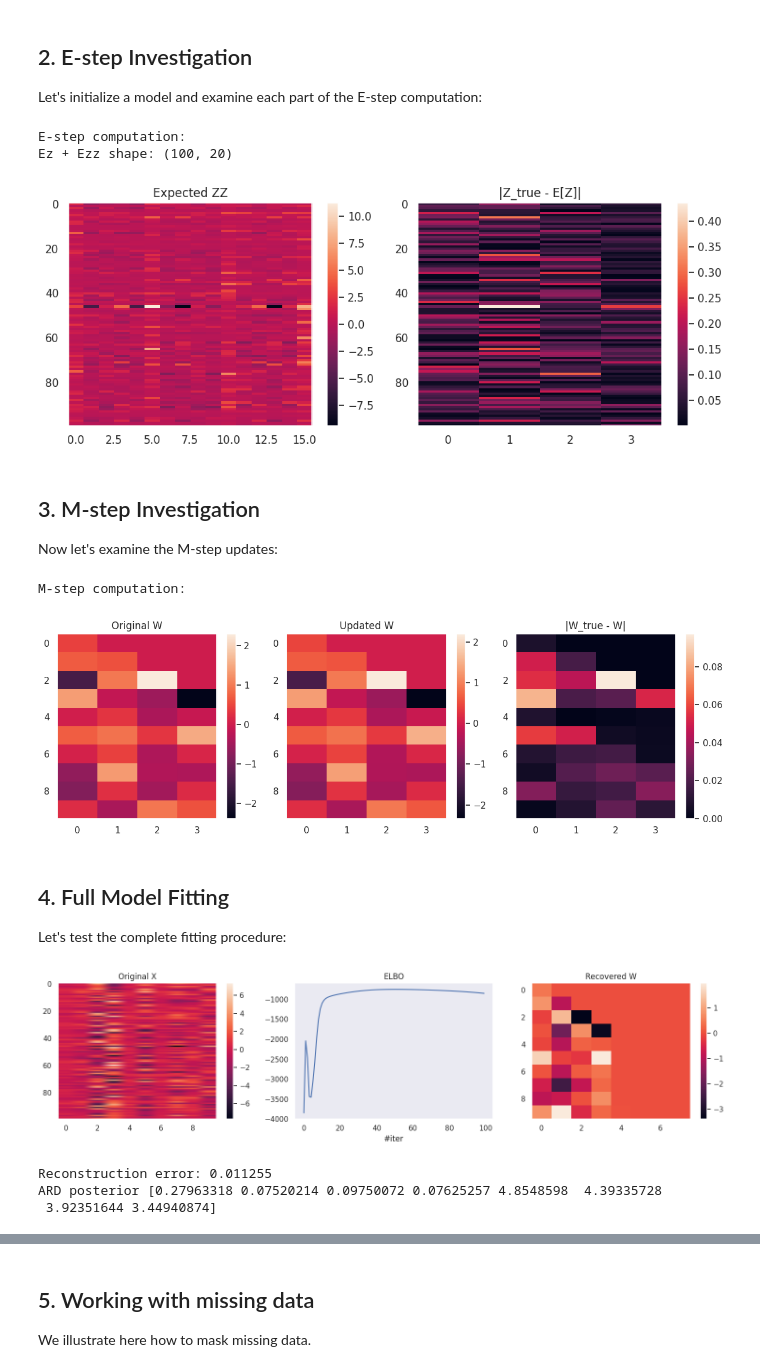
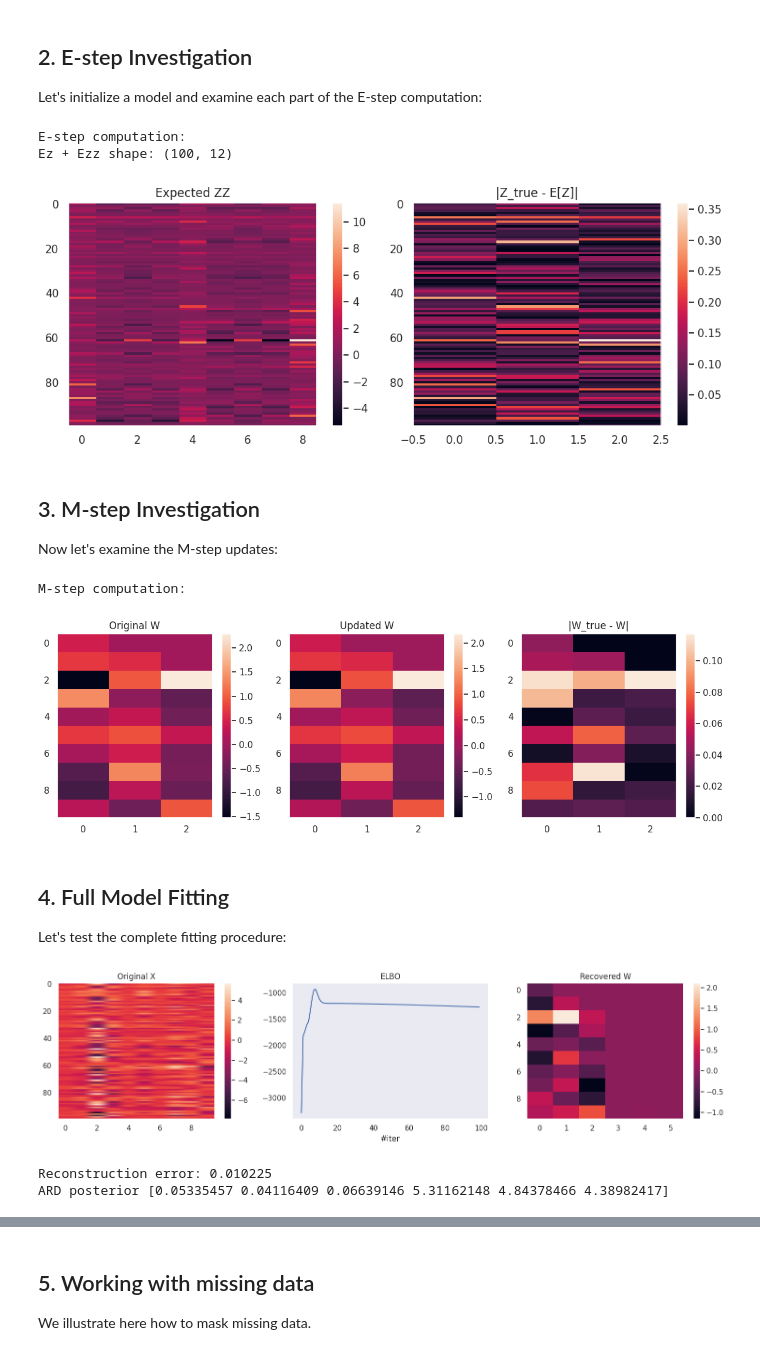
Before and after one commit to dimarkov/sppcax, a Jupyter notebook: examples/debug_factor_analysis.ipynb, the cells around one changed output, grey strips where cells are left out. Saved outputs shown, nothing was run; the diff lists cells and outputs as text; code cells hidden in the pictures.

```diff
--- a/examples/debug_factor_analysis.ipynb
+++ b/examples/debug_factor_analysis.ipynb
@@ -31,7 +31,9 @@ key = jr.PRNGKey(0)
 # Data dimensions
 n_samples = 100
 n_features = 10
-n_components = 4
+n_components = 3
+
+assert (n_features - n_components)**2 >= n_features + n_components
 
 mask = jnp.transpose(jnp.clip(jnp.arange(n_features), a_max=n_components)[..., None] >= jnp.arange(n_components))
 
@@ -136,41 +138,41 @@ W_dist = MultivariateNormalGamma(
     loc=W_true.mT,  # Use true W for initialization
     scale_tril=jnp.eye(n_components)/100,
     mask=model.W_dist.mvn.mask,
-    alpha=2.0,
+    alpha=model.W_dist.gamma.alpha,
     beta=1.0
 )
 
 model = eqx.tree_at(lambda x: x.W_dist, model, W_dist)
 mean = X.mean(0)
 model = eqx.tree_at(lambda x: x.mean_, model, mean)
 
 # Step through E-step computation
 print("E-step computation:")
 
 # Compute expectations
 qz = e_step(model, X)
 exp_stats = qz.expected_sufficient_statistics
 print(f"Ez + Ezz shape: {exp_stats.shape}")
 
 # Visualize E-step results
 plt.figure(figsize=(10, 4))
 
 plt.subplot(121)
 plt.imshow(exp_stats[:, n_components:], aspect='auto')
 plt.title('Expected ZZ')
 plt.colorbar()
 
 plt.subplot(122)
 plt.imshow(jnp.abs(Z_true - Z_true.mean(0) - qz.mean), aspect='auto')
 plt.title('|Z_true - E[Z]|')
 plt.colorbar()
 
 plt.tight_layout()
 plt.show()
 # %% [output]
 E-step computation:
-Ez + Ezz shape: (100, 20)
+Ez + Ezz shape: (100, 12)
-[figure, old version]
+[figure, new version]
 # %% [markdown]
 ## 3. M-step Investigation
 
@@ -206,7 +208,7 @@ plt.tight_layout()
 plt.show()
 # %% [output]
 M-step computation:
-[figure, old version]
+[figure, new version]
 # %% [markdown]
 ## 4. Full Model Fitting
 
@@ -253,10 +255,9 @@ print(f"Reconstruction error: {error:.6f}")
 
 print("ARD posterior", fitted_model.W_dist.gamma.mean)
 # %% [output]
-[figure, old version]
+[figure, new version]
-Reconstruction error: 0.011255
-ARD posterior [0.27963318 0.07520214 0.09750072 0.07625257 4.8548598  4.39335728
- 3.92351644 3.44940874]
+Reconstruction error: 0.010225
+ARD posterior [0.05335457 0.04116409 0.06639146 5.31162148 4.84378466 4.38982417]
 # %%
 # Initialize model
 model = PFA(n_components=2 * n_components, n_features=n_features)
```
Also changed, not shown: parts of 10 cells of this notebook.
